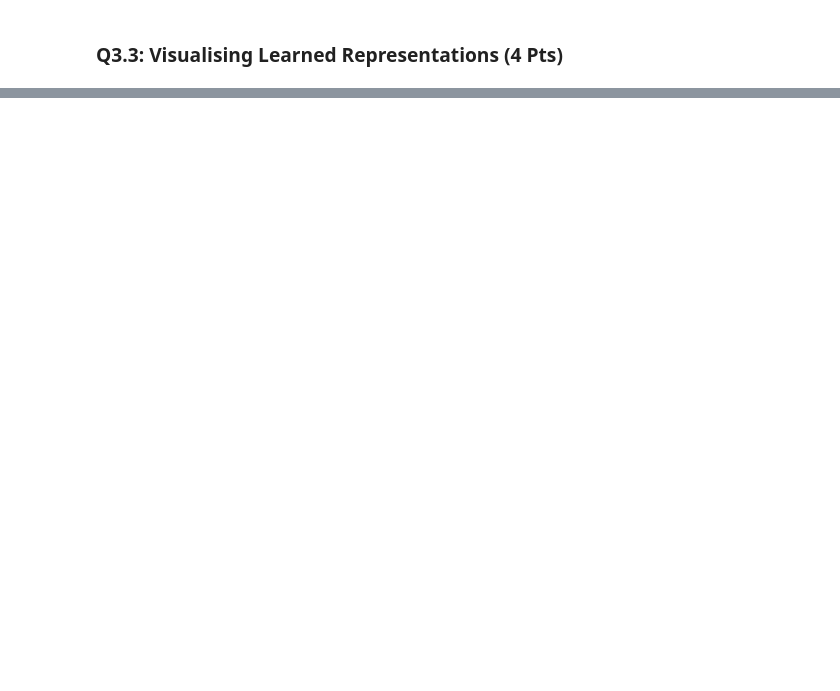
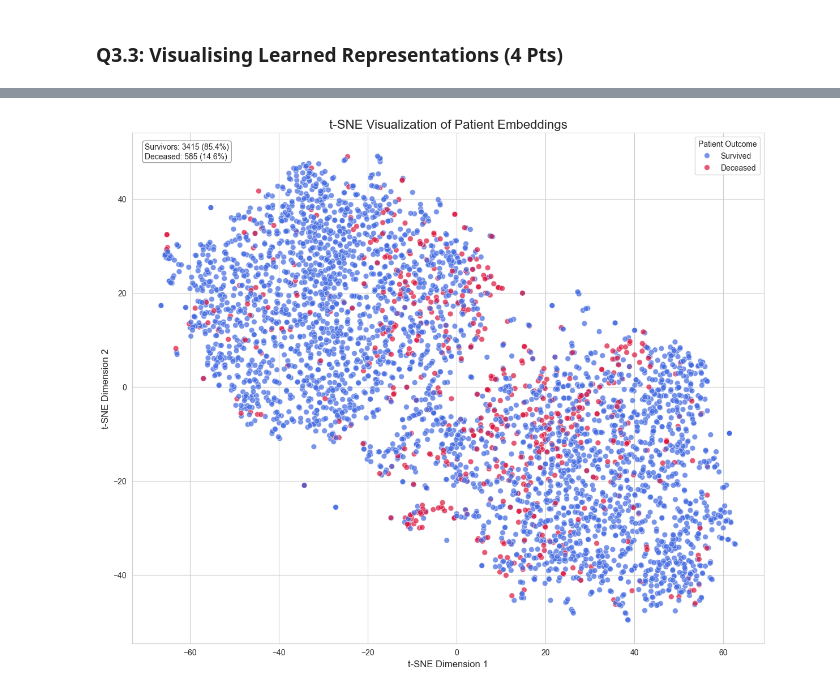
Before and after one commit to yannikc/ML4H_project1, a Jupyter notebook: q3_representation_learning.ipynb, the cells around one changed output, grey strips where cells are left out. Cells and saved outputs as stored; diff of their text form; code cells hidden in the pictures; blank space fills up the shorter version.

```diff
--- a/q3_representation_learning.ipynb
+++ b/q3_representation_learning.ipynb
@@ -497,0 +545,54 @@ Linear probe evaluation complete!
+# %%
+#Generate embeddings for test set
+test_embedding_dict = generate_embeddings(autoencoder, test_loader, device)
+embedding_df_test = pd.DataFrame.from_dict(test_embedding_dict, orient='index')
+embedding_df_test.index.name = 'RecordID'
+embedding_df_test.to_csv('embedding_autoencoder/test_embeddings.csv')
+
+test_data = embedding_df_test.join(test_labels, how='inner')
+X_test = test_data.drop('In-hospital_death', axis=1)
+y_test = test_data['In-hospital_death']
+# %%
+# t-SNE dimensionality reduction to 2 dims
+tsne = TSNE(n_components=2, random_state=42, perplexity=30, max_iter=1000)
+X_tsne = tsne.fit_transform(X_test.values)
+tsne_df = pd.DataFrame({
+    'x': X_tsne[:, 0],
+    'y': X_tsne[:, 1],
+    'label': y_test.values
+})
+
+# this helps for better visualization
+tsne_df['label'] = tsne_df['label'].astype('category')
+
+# different colors for labels 0 or 1
+plt.figure(figsize=(12, 10))
+scatter = sns.scatterplot(
+    x='x', y='y',
+    hue='label',
+    palette={0: 'royalblue', 1: 'crimson'},
+    data=tsne_df,
+    alpha=0.7,
+    s=50,
+)
+
+handles, labels = scatter.get_legend_handles_labels()
+plt.legend(handles=handles, labels=['Survived', 'Deceased'], title='Patient Outcome')
+plt.title('t-SNE Visualization of Patient Embeddings', fontsize=16)
+plt.xlabel('t-SNE Dimension 1', fontsize=12)
+plt.ylabel('t-SNE Dimension 2', fontsize=12)
+
+survivors = (y_test == 0).sum()
+deceased = (y_test == 1).sum()
+total = len(y_test)
+
+plt.annotate(f'Survivors: {survivors} ({survivors/total:.1%})\nDeceased: {deceased} ({deceased/total:.1%})',
+             xy=(0.02, 0.98), xycoords='axes fraction',
+             bbox=dict(boxstyle="round,pad=0.3", fc="white", ec="gray", alpha=0.8),
+             ha='left', va='top', fontsize=10)
+
+plt.tight_layout()
+plt.savefig('tsne_visualization.png', dpi=300)
+plt.show()
+# %% [output]
+[figure, added]
```
Also changed, not shown: parts of 22 cells of this notebook.
